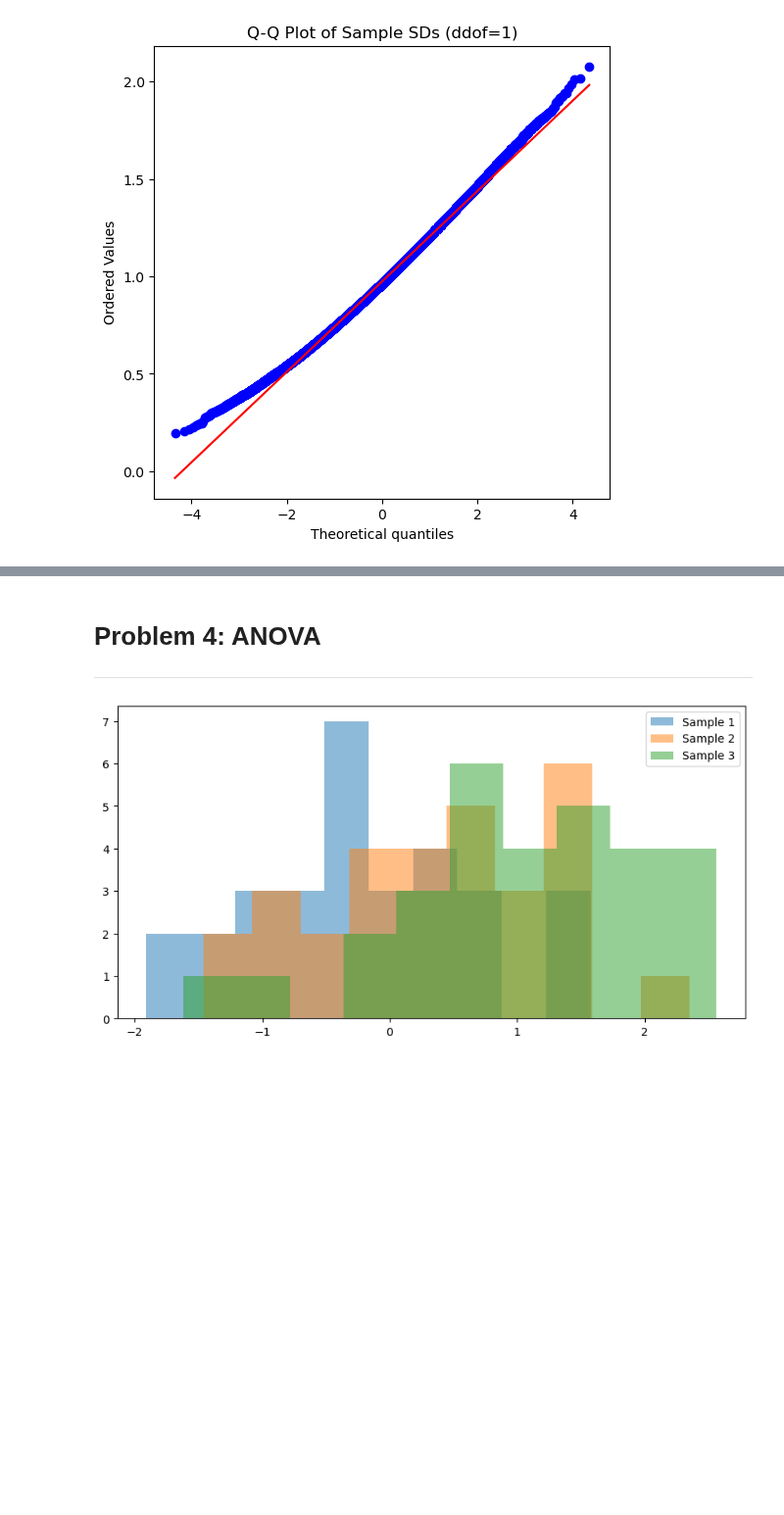
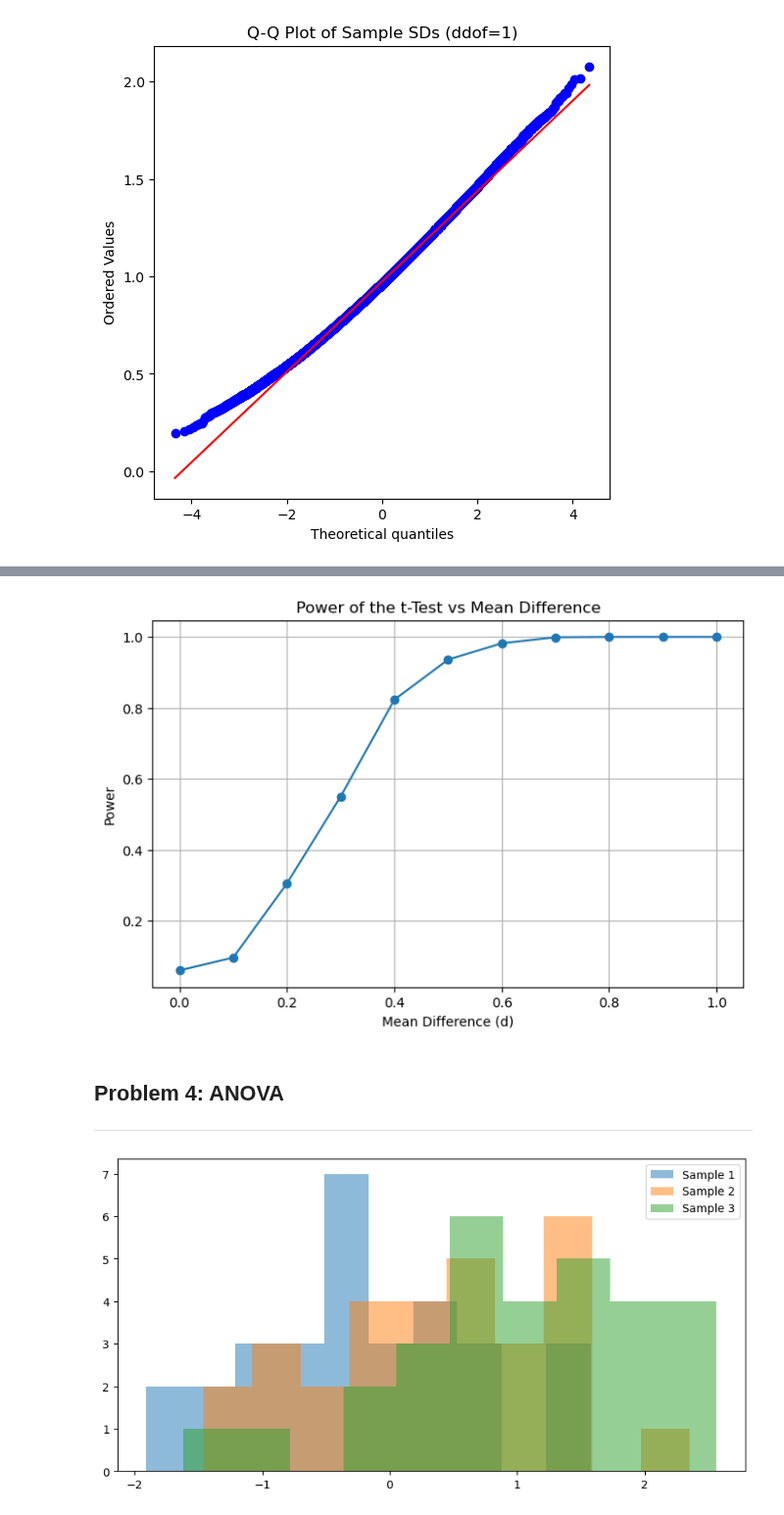
Before and after one commit to FabianeCancian/Applied-statistics, a Jupyter notebook: problems.ipynb, the cells around one changed output, grey strips where cells are left out. Shown at 98% size. Cells and saved outputs as stored; diff of their text form; code cells hidden in the pictures; blank space fills up the shorter version.

```diff
--- a/problems.ipynb
+++ b/problems.ipynb
@@ -259,5 +256,15 @@ plt.show()
+# %%
+plt.figure(figsize=(8, 5))
+plt.plot(delta_values, power, marker='o')
+plt.xlabel("Mean Difference (d)")
+plt.ylabel("Power")
+plt.title("Power of the t-Test vs Mean Difference")
+plt.grid(True)
+plt.show()
+# %% [output]
+[figure, added]
 # %% [markdown]
-# Problem 4: ANOVA
+## Problem 4: ANOVA
 *****
 # %%
 # Set a random seed for reproducibility
```
Also changed, not shown: parts of 13 cells of this notebook.
